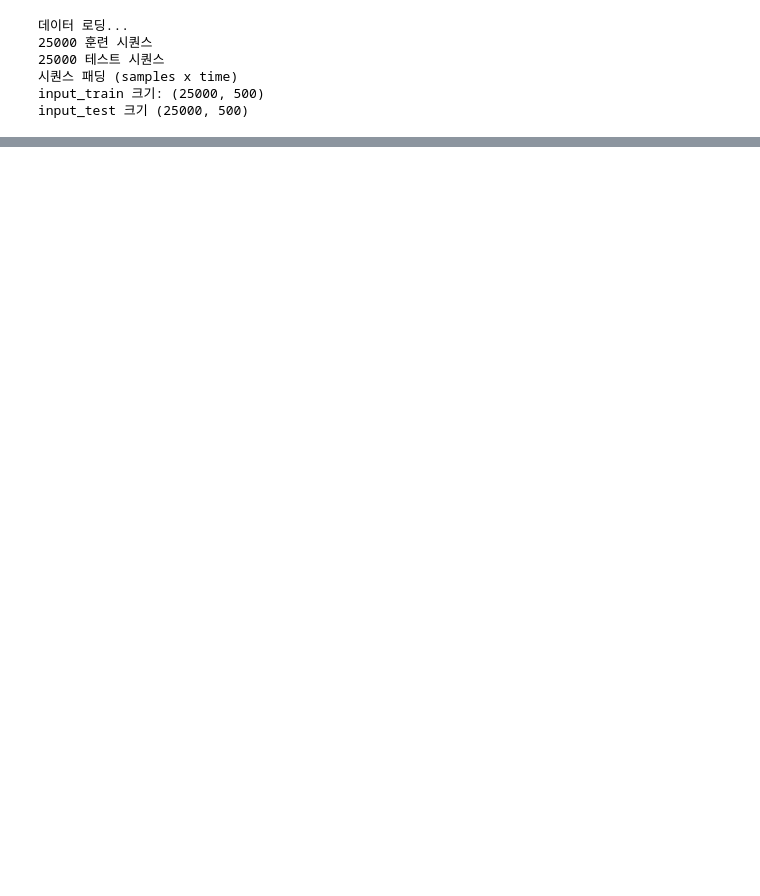
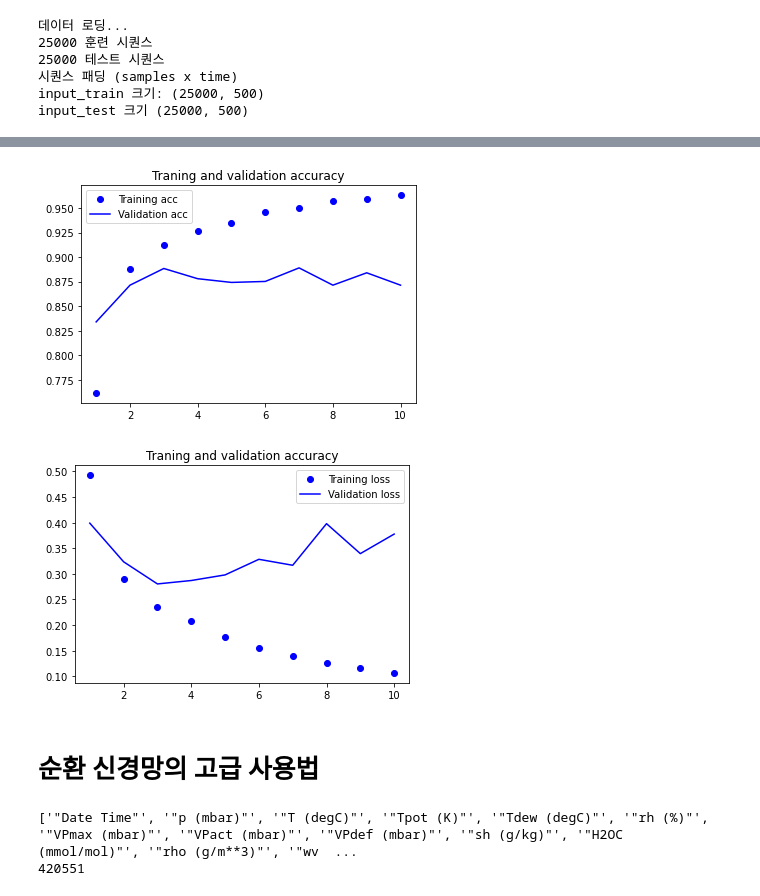
Before and after one commit to sympony/keras-study, a Jupyter notebook: 06_Deep learning for text and sequences.ipynb, the cells around one changed output, grey strips where cells are left out. Cells and saved outputs as stored; diff of their text form; code cells hidden in the pictures; blank space fills up the shorter version.

```diff
--- a/06_Deep learning for text and sequences.ipynb
+++ b/06_Deep learning for text and sequences.ipynb
@@ -651,0 +646,11 @@ SyntaxError: cannot assign to operator (<ipython-input-39-6846fcf83692>, line 1)
+# %%
+from keras.layers import LSTM
+
+model = Sequential()
+model.add(Embedding(max_features, 32))
+model.add(LSTM(32))
+model.add(Dense(1, activation='sigmoid'))
+
+model.compile(optimizer='rmsprop', loss='binary_crossentropy', metrics=['accuracy'])
+
+history = model.fit(input_train, y_train, epochs=10, batch_size=128, validation_split=0.2)
@@ -651,0 +678,45 @@ SyntaxError: cannot assign to operator (<ipython-input-39-6846fcf83692>, line 1)
+# %%
+acc = history.history['accuracy']
+val_acc = history.history['val_accuracy']
+loss = history.history['loss']
+val_loss = history.history['val_loss']
+
+epochs = range(1, len(acc) + 1)
+
+plt.plot(epochs, acc, 'bo', label='Training acc')
+plt.plot(epochs, val_acc, 'b', label='Validation acc')
+plt.title('Traning and validation accuracy')
+plt.legend()
+
+plt.figure()
+
+plt.plot(epochs, loss, 'bo', label='Training loss')
+plt.plot(epochs, val_loss, 'b', label='Validation loss')
+plt.title('Traning and validation accuracy')
+plt.legend()
+
+plt.show()
+# %% [output]
+[figure, added]
+[figure, added]
+# %% [markdown]
+# 순환 신경망의 고급 사용법
+# %%
+import os
+
+data_dir = 'C:/Users/iws1/Downloads/deep-learning-with-python-notebooks-master/datasets/jena_climate'
+fname = os.path.join(data_dir, 'jena_climate_2009_2016.csv')
+
+f = open(fname)
+data = f.read()
+f.close()
+
+lines = data.split('\n')
+header = lines[0].split(',')
+lines = lines[1:]
+
+print(header)
+print(len(lines))
+# %% [output]
+['"Date Time"', '"p (mbar)"', '"T (degC)"', '"Tpot (K)"', '"Tdew (degC)"', '"rh (%)"', '"VPmax (mbar)"', '"VPact (mbar)"', '"VPdef (mbar)"', '"sh (g/kg)"', '"H2OC (mmol/mol)"', '"rho (g/m**3)"', '"wv  ...
+420551
```
Also changed, not shown: parts of 47 cells of this notebook, 2 other files.
